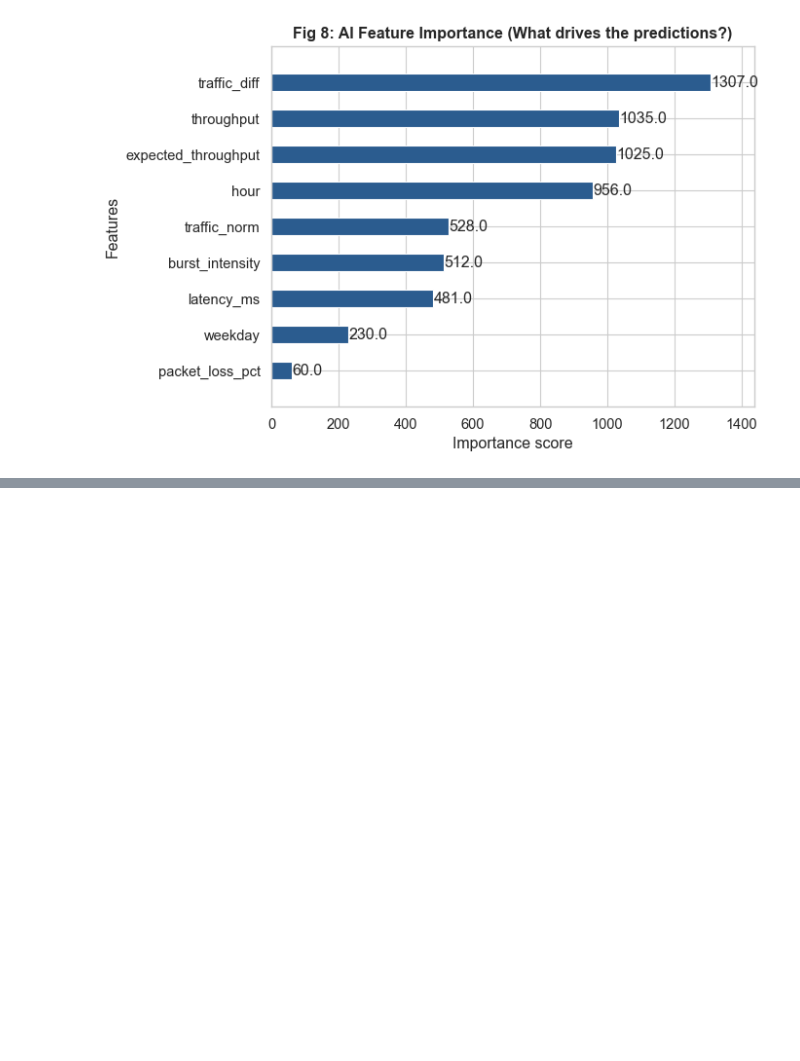
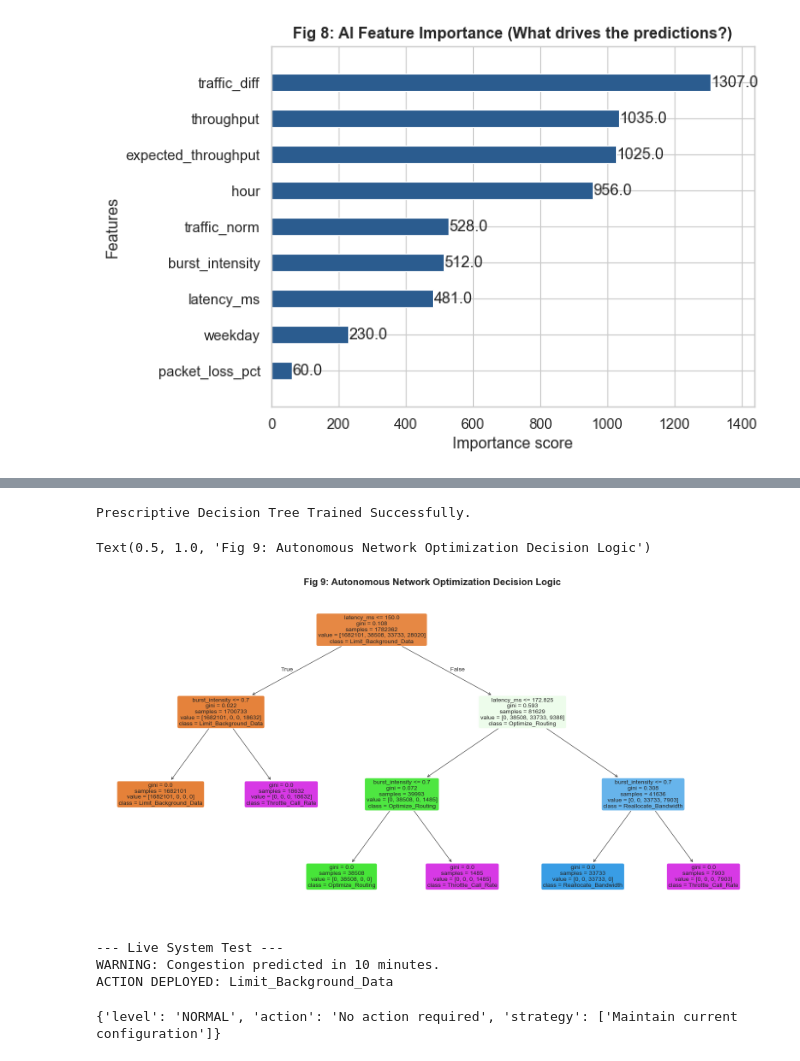
Before and after one commit to Abiodun-Amos/Network-Congestion-Prediction, a Jupyter notebook: Network Congestion Prediction.ipynb, the cells around one changed output, grey strips where cells are left out. Cells and saved outputs as stored; diff of their text form; code cells hidden in the pictures; blank space fills up the shorter version.

```diff
--- a/Network Congestion Prediction.ipynb
+++ b/Network Congestion Prediction.ipynb
@@ -717,0 +760,63 @@ Text(0.5, 1.0, 'Fig 8: AI Feature Importance (What drives the predictions?)')
+# %%
+# The Decision Tree looks at the current physical state
+decision_features = ['traffic_norm', 'burst_intensity', 'latency_ms']
+X_action = action_df[decision_features]
+y_action = action_df['Optimal_Action']
+
+# Initialize and train the Decision Tree
+# We keep the depth shallow so we can actually draw and explain the tree in the report
+dt_optimizer = DecisionTreeClassifier(max_depth=5, random_state=42)
+dt_optimizer.fit(X_action, y_action)
+
+print("\nPrescriptive Decision Tree Trained Successfully.")
+
+# Visualize the Decision Logic
+plt.figure(figsize=(20, 10))
+plot_tree(dt_optimizer,
+          feature_names=decision_features,
+          class_names=dt_optimizer.classes_,
+          filled=True,
+          rounded=True,
+          fontsize=10)
+plt.title('Fig 9: Autonomous Network Optimization Decision Logic', fontweight='bold', fontsize=16)
+# %% [output]
+Prescriptive Decision Tree Trained Successfully.
+Text(0.5, 1.0, 'Fig 9: Autonomous Network Optimization Decision Logic')
+[figure, added]
+# %%
+def autonomous_network_controller(current_state_row):
+    """
+    Simulates the live AI controller.
+    1. Predicts future state using XGBoost.
+    2. Prescribes action using Decision Tree.
+    """
+    # 1. Format the data for XGBoost (using the exact features it was trained on)
+    xgb_features = ['hour', 'weekday', 'throughput', 'traffic_norm',
+                    'traffic_diff', 'burst_intensity', 'expected_throughput',
+                    'latency_ms', 'packet_loss_pct']
+
+    xgb_input = current_state_row[xgb_features].to_frame().T
+
+    # 2. Predict the future
+    future_crash = xgb_model.predict(xgb_input)[0]
+
+    if future_crash == 0:
+        return "Prediction: Healthy. Action: None."
+
+    # 3. If a crash is predicted, ask the Decision Tree for the fix
+    print("WARNING: Congestion predicted in 10 minutes.")
+    dt_features = ['traffic_norm', 'burst_intensity', 'latency_ms']
+    dt_input = current_state_row[dt_features].to_frame().T
+
+    recommended_action = dt_optimizer.predict(dt_input)[0]
+
+    return f"ACTION DEPLOYED: {recommended_action}"
+
+# Test the system on a random row from our test set
+sample_row = X_test.iloc[45000] # Pick a random moment in time
+print("\n--- Live System Test ---")
+print(autonomous_network_controller(sample_row))
+# %% [output]
+--- Live System Test ---
+WARNING: Congestion predicted in 10 minutes.
+ACTION DEPLOYED: Limit_Background_Data
@@ -717,0 +871,4 @@ Text(0.5, 1.0, 'Fig 8: AI Feature Importance (What drives the predictions?)')
+# %%
+print(decisions[0])
+# %% [output]
+{'level': 'NORMAL', 'action': 'No action required', 'strategy': ['Maintain current configuration']}
```
Also changed, not shown: parts of 11 cells of this notebook.
